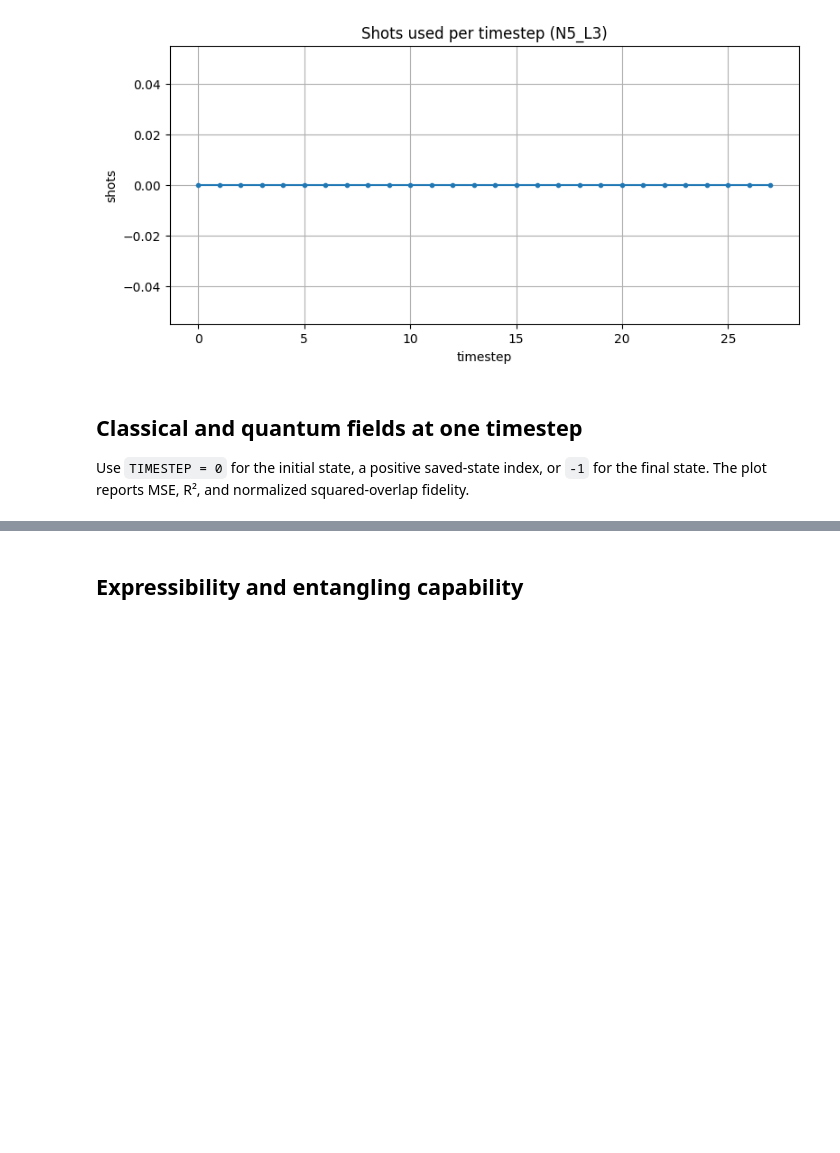
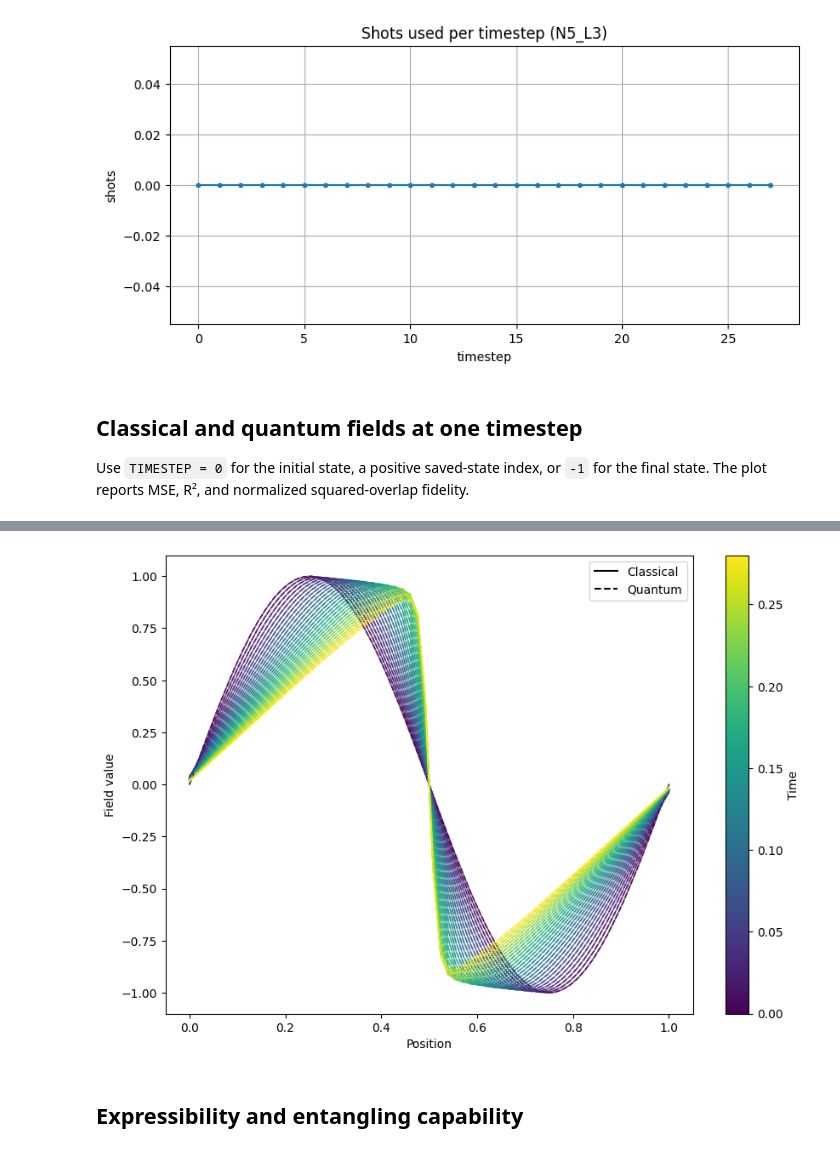
Before and after one commit to Joel-Kunk/VQCFD_quimb, a Jupyter notebook: analysis_results.ipynb, the cells around one changed output, grey strips where cells are left out. Saved outputs shown, nothing was run; the diff lists cells and outputs as text; code cells hidden in the pictures; blank space fills up the shorter version.

```diff
--- a/analysis_results.ipynb
+++ b/analysis_results.ipynb
@@ -178,0 +201,11 @@ dtype: float64
+# %%
+EVOLUTION_FIELDS = "both"       # "classical", "quantum", or "both"
+TIMESTEP_STRIDE = 1             # 1 plots every saved timestep
+
+evolution, evolution_ax, evolution_fig = an.plot_run_time_evolution(
+    run,
+    fields=EVOLUTION_FIELDS,
+    timestep_stride=TIMESTEP_STRIDE,
+)
+# %% [output]
+[figure, added]
```
Also changed, not shown: parts of 16 cells of this notebook, 4 other files.
